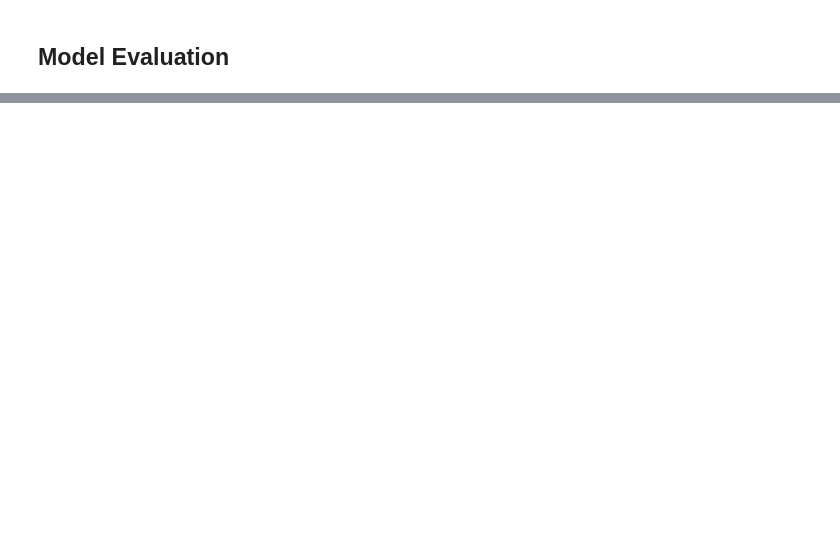
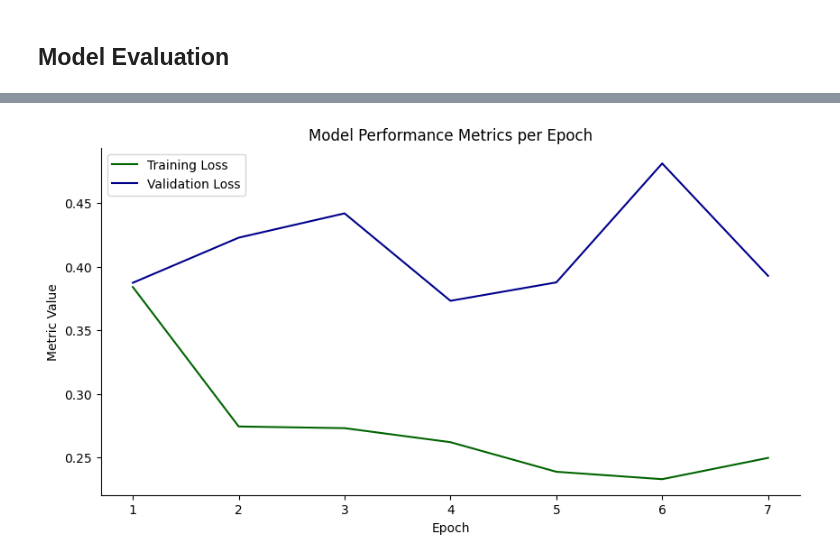
Before and after one commit to sonalshad/dog-emotion-classification, a Jupyter notebook: experiments.ipynb, the cells around one changed output, grey strips where cells are left out. Drawn from its saved outputs; the diff is of its cells as text; code cells hidden in the pictures; blank space fills up the shorter version.

Commit message:
ran experiments on GPU, saved model states

```diff
--- a/experiments.ipynb
+++ b/experiments.ipynb
@@ -120,0 +275,9 @@ dinov2_test = evaluate_model(dinov2, test_dl)
+# %%
+training_path = PATH + 'final_model_training_metrics/res34_training.pkl'
+eval_path = PATH + 'final_model_training_metrics/res34_eval.pkl'
+
+with open(training_path, 'rb') as file:
+    res34_training = pickle.load(file)
+
+with open(eval_path, 'rb') as file:
+    res34_eval = pickle.load(file)
@@ -120,0 +311,9 @@ dinov2_test = evaluate_model(dinov2, test_dl)
+# %%
+training_path = PATH + 'final_model_training_metrics/res50_training.pkl'
+eval_path = PATH + 'final_model_training_metrics/res50_eval.pkl'
+
+with open(training_path, 'rb') as file:
+    res50_training = pickle.load(file)
+
+with open(eval_path, 'rb') as file:
+    res50_eval = pickle.load(file)
@@ -120,0 +340,27 @@ dinov2_test = evaluate_model(dinov2, test_dl)
+# %%
+epochs = range(1, len(res50_training['Training Loss']) + 1)
+
+# Creating the plot
+plt.figure(figsize=(10, 5))
+plt.plot(epochs, res50_training['Training Loss'], color='darkgreen', label='Training Loss')
+plt.plot(epochs, res50_training['Validation Loss'], color='darkblue', label='Validation Loss')
+
+# Labeling the axes
+plt.xlabel('Epoch')
+plt.ylabel('Metric Value')
+
+# Adding title and legend
+plt.title('Model Performance Metrics per Epoch')
+plt.legend()
+
+# Customizing the spines
+ax = plt.gca()
+ax.spines['top'].set_visible(False)
+ax.spines['right'].set_visible(False)
+
+# Customizing the x-axis to show only integer labels
+ax.xaxis.set_major_locator(plt.MaxNLocator(integer=True))
+
+plt.show()
+# %% [output]
+[figure, added]
```
Also changed, not shown: parts of 47 cells of this notebook, 3 other files.
